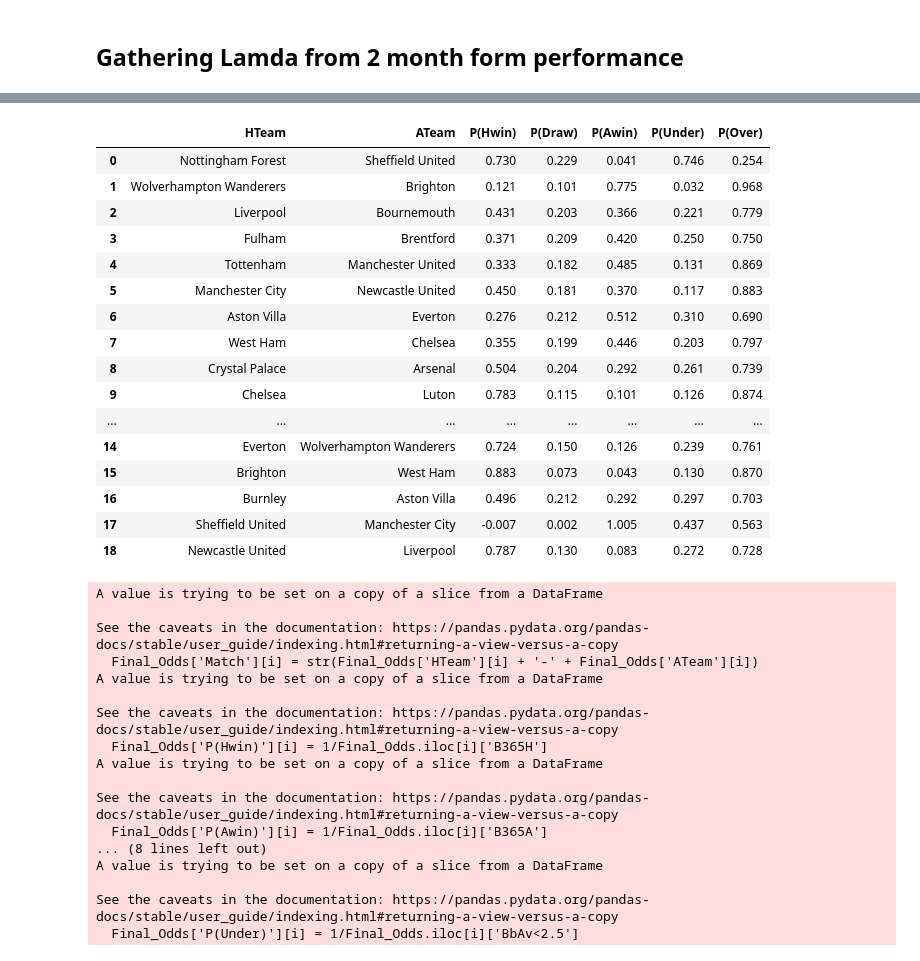
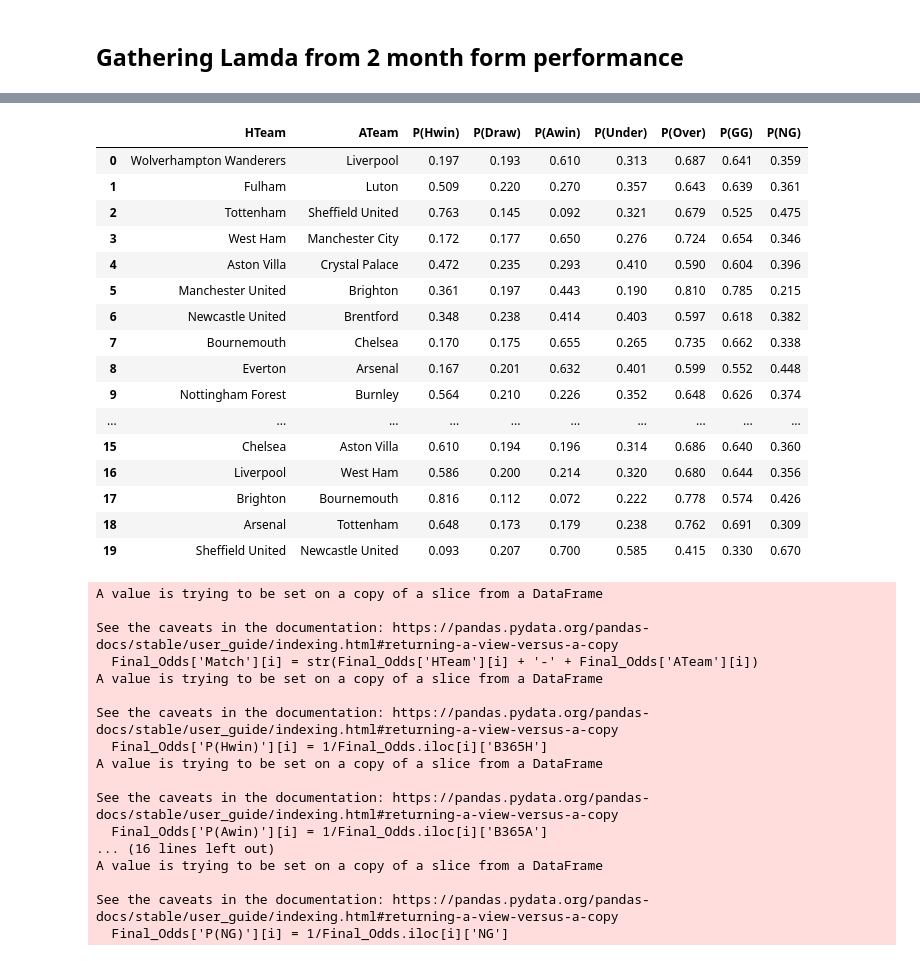
Before and after one commit to nickpadd/EnglishPremierLeaguePredictor, a Jupyter notebook: PoissonVotingPredictor.ipynb, the cells around one changed output, grey strips where cells are left out. Drawn from its saved outputs; the diff is of its cells as text; code cells hidden in the pictures.

```diff
--- a/PoissonVotingPredictor.ipynb
+++ b/PoissonVotingPredictor.ipynb
@@ -19,6 +19,8 @@ def sum_of_lower_upper(mat):
     upper_sum = 0
     over_sum = 0
     under_sum = 0
+    gg_sum = 0
+    ng_sum = 0
 
     for i in range(r):
         for j in range(c):
@@ -37,7 +39,14 @@ def sum_of_lower_upper(mat):
             else:
                 under_sum += mat[i][j]
 
-    return (upper_sum, lower_sum, diag, over_sum, under_sum)
+    for i in range(r):
+        for j in range(c):
+            if (i==0) or (j==0):
+                ng_sum += mat[i][j]
+            else:
+                gg_sum += mat[i][j]
+
+    return (upper_sum, lower_sum, diag, over_sum, under_sum, ng_sum, gg_sum)
 # %% [markdown]
 ## Gathering Lamda from season long performance
 # %%
@@ -159,7 +168,7 @@ df6 = pd.read_csv('GatheredData/Epl20xxMonthlyFiles/Epl2022Monthly.csv')
 pred = PRED.copy()
 #Keeping bookmakers odds
 Odds = PRED.copy()
-Odds = PRED[['HTeam', 'ATeam','B365H', 'B365D', 'B365A', 'BbAv>2.5', 'BbAv<2.5']]
+Odds = PRED[['HTeam', 'ATeam','B365H', 'B365D', 'B365A', 'BbAv>2.5', 'BbAv<2.5', 'GG', 'NG']]
 
 df1 = df1[['Date', 'HxG', 'HM', 'HTeam', 'ATeam', 'HG', 'HGA', 'HxGA', 'HDC', 'HODC', 'HPPDA', 'HOPPDA', 'HPTS/M', 'AM', 'AG', 'AGA', 'AxG', 'AxGA', 'ADC', 'AODC', 'APPDA', 'AOPPDA', 'APTS/M', 'Result', 'B365H', 'B365D', 'B365A', 'BbAv>2.5', 'BbAv<2.5']]
 df2 = df2[['Date', 'HxG', 'HM', 'HTeam', 'ATeam', 'HG', 'HGA', 'HxGA', 'HDC', 'HODC', 'HPPDA', 'HOPPDA', 'HPTS/M', 'AM', 'AG', 'AGA', 'AxG', 'AxGA', 'ADC', 'AODC', 'APPDA', 'AOPPDA', 'APTS/M', 'Result', 'B365H', 'B365D', 'B365A', 'BbAv>2.5', 'BbAv<2.5']]
@@ -265,6 +278,8 @@ PRED['P(Awin)']= np.nan
 PRED['P(Draw)']= np.nan
 PRED['P(Over)']= np.nan
 PRED['P(Under)']= np.nan
+PRED['P(GG)']=np.nan
+PRED['P(NG)']=np.nan
 
 Pie_list = []
 for j, l in enumerate(LamdaHome):
@@ -273,7 +288,7 @@ for j, l in enumerate(LamdaHome):
         PA[0, i] = (math.exp(-LamdaAway[j])*LamdaAway[j]**k[i]) /math.factorial(k[i])
     Pscore = np.matmul(PH, PA)
     df = pd.DataFrame(Pscore, columns = ['0','1','2', '3', '4', '5', '6', '7', '8', '9', '10', '11'])
-    PRED.loc[j,'P(Awin)'], PRED.loc[j,'P(Hwin)'], PRED.loc[j,'P(Draw)'], PRED.loc[j,'P(Over)'], PRED.loc[j,'P(Under)']  = sum_of_lower_upper(Pscore)
+    PRED.loc[j,'P(Awin)'], PRED.loc[j,'P(Hwin)'], PRED.loc[j,'P(Draw)'], PRED.loc[j,'P(Over)'], PRED.loc[j,'P(Under)'], PRED.loc[j,'P(NG)'], PRED.loc[j,'P(GG)']  = sum_of_lower_upper(Pscore)
     PRED['P(Over)'] = 1 - PRED['P(Under)']
     df = df.iloc[0:5, 0:5]
     pd.set_option('display.float_format', lambda x: '%.3f' % x)
@@ -310,52 +325,57 @@ for j, l in enumerate(LamdaHome):
                       '4 - 2',
                       '4 - 3',
                       '4 - 4']
     Pie_Df.loc[Pie_Df["P(score)"] < 0.02, "score"] = 'Other'
     Pie_Df = Pie_Df.sort_values(by=['P(score)'], ascending=False)
     Pie_list.append(Pie_Df)
 
 
-PRED = PRED[['HTeam', 'ATeam', 'P(Hwin)', 'P(Draw)', 'P(Awin)', 'P(Under)', 'P(Over)']]
+PRED = PRED[['HTeam', 'ATeam', 'P(Hwin)', 'P(Draw)', 'P(Awin)', 'P(Under)', 'P(Over)', 'P(GG)', 'P(NG)']]
 with pd.option_context('display.max_rows', None, 'display.max_columns', None):  # more options can be specified also
     display(PRED)
 
 Final_Odds = pd.concat([PRED, Odds], axis=0)
 Final_Odds['Type'] = np.nan
 Final_Odds['Match'] = np.nan
 Final_Odds = Final_Odds.reset_index(drop = 'True')
 Final_Odds.loc[Final_Odds['B365H'].isnull(), 'Type'] = 'Predicted'
 Final_Odds.loc[Final_Odds['P(Hwin)'].isnull(), 'Type'] = 'Bookmaker'
 
 for i, x in enumerate(Final_Odds['Match']):
     Final_Odds['Match'][i] = str(Final_Odds['HTeam'][i] + '-' + Final_Odds['ATeam'][i])
 
 li  = Final_Odds.index[Final_Odds['Type'] == 'Bookmaker'].tolist()
 for i in li:
     Final_Odds['P(Hwin)'][i] = 1/Final_Odds.iloc[i]['B365H']
     Final_Odds['P(Awin)'][i] = 1/Final_Odds.iloc[i]['B365A']
     Final_Odds['P(Draw)'][i] = 1/Final_Odds.iloc[i]['B365D']
     Final_Odds['P(Over)'][i] = 1/Final_Odds.iloc[i]['BbAv>2.5']
     Final_Odds['P(Under)'][i] = 1/Final_Odds.iloc[i]['BbAv<2.5']
+    Final_Odds['P(GG)'][i] = 1/Final_Odds.iloc[i]['GG']
+    Final_Odds['P(NG)'][i] = 1/Final_Odds.iloc[i]['NG']
 
-Final_Odds = Final_Odds[['P(Hwin)', 'P(Draw)', 'P(Awin)', 'P(Under)', 'P(Over)', 'Type', 'Match']].copy()
+Final_Odds = Final_Odds[['P(Hwin)', 'P(Draw)', 'P(Awin)', 'P(Under)', 'P(Over)', 'P(GG)', 'P(NG)', 'Type', 'Match']].copy()
+
+with pd.option_context('display.max_rows', None, 'display.max_columns', None):  # more options can be specified also
+    display(Final_Odds)
 # %% [output]
-|  | HTeam | ATeam | P(Hwin) | P(Draw) | P(Awin) | P(Under) | P(Over) |
-| 0 | Nottingham Forest | Sheffield United | 0.730 | 0.229 | 0.041 | 0.746 | 0.254 |
-| 1 | Wolverhampton Wanderers | Brighton | 0.121 | 0.101 | 0.775 | 0.032 | 0.968 |
-| 2 | Liverpool | Bournemouth | 0.431 | 0.203 | 0.366 | 0.221 | 0.779 |
-| 3 | Fulham | Brentford | 0.371 | 0.209 | 0.420 | 0.250 | 0.750 |
-| 4 | Tottenham | Manchester United | 0.333 | 0.182 | 0.485 | 0.131 | 0.869 |
-| 5 | Manchester City | Newcastle United | 0.450 | 0.181 | 0.370 | 0.117 | 0.883 |
-| 6 | Aston Villa | Everton | 0.276 | 0.212 | 0.512 | 0.310 | 0.690 |
-| 7 | West Ham | Chelsea | 0.355 | 0.199 | 0.446 | 0.203 | 0.797 |
-| 8 | Crystal Palace | Arsenal | 0.504 | 0.204 | 0.292 | 0.261 | 0.739 |
-| 9 | Chelsea | Luton | 0.783 | 0.115 | 0.101 | 0.126 | 0.874 |
-| ... | ... | ... | ... | ... | ... | ... | ... |
-| 14 | Everton | Wolverhampton Wanderers | 0.724 | 0.150 | 0.126 | 0.239 | 0.761 |
-| 15 | Brighton | West Ham | 0.883 | 0.073 | 0.043 | 0.130 | 0.870 |
-| 16 | Burnley | Aston Villa | 0.496 | 0.212 | 0.292 | 0.297 | 0.703 |
-| 17 | Sheffield United | Manchester City | -0.007 | 0.002 | 1.005 | 0.437 | 0.563 |
-| 18 | Newcastle United | Liverpool | 0.787 | 0.130 | 0.083 | 0.272 | 0.728 |
+|  | HTeam | ATeam | P(Hwin) | P(Draw) | P(Awin) | P(Under) | P(Over) | P(GG) | P(NG) |
+| 0 | Wolverhampton Wanderers | Liverpool | 0.197 | 0.193 | 0.610 | 0.313 | 0.687 | 0.641 | 0.359 |
+| 1 | Fulham | Luton | 0.509 | 0.220 | 0.270 | 0.357 | 0.643 | 0.639 | 0.361 |
+| 2 | Tottenham | Sheffield United | 0.763 | 0.145 | 0.092 | 0.321 | 0.679 | 0.525 | 0.475 |
+| 3 | West Ham | Manchester City | 0.172 | 0.177 | 0.650 | 0.276 | 0.724 | 0.654 | 0.346 |
+| 4 | Aston Villa | Crystal Palace | 0.472 | 0.235 | 0.293 | 0.410 | 0.590 | 0.604 | 0.396 |
+| 5 | Manchester United | Brighton | 0.361 | 0.197 | 0.443 | 0.190 | 0.810 | 0.785 | 0.215 |
+| 6 | Newcastle United | Brentford | 0.348 | 0.238 | 0.414 | 0.403 | 0.597 | 0.618 | 0.382 |
+| 7 | Bournemouth | Chelsea | 0.170 | 0.175 | 0.655 | 0.265 | 0.735 | 0.662 | 0.338 |
+| 8 | Everton | Arsenal | 0.167 | 0.201 | 0.632 | 0.401 | 0.599 | 0.552 | 0.448 |
+| 9 | Nottingham Forest | Burnley | 0.564 | 0.210 | 0.226 | 0.352 | 0.648 | 0.626 | 0.374 |
+| ... | ... | ... | ... | ... | ... | ... | ... | ... | ... |
+| 15 | Chelsea | Aston Villa | 0.610 | 0.194 | 0.196 | 0.314 | 0.686 | 0.640 | 0.360 |
+| 16 | Liverpool | West Ham | 0.586 | 0.200 | 0.214 | 0.320 | 0.680 | 0.644 | 0.356 |
+| 17 | Brighton | Bournemouth | 0.816 | 0.112 | 0.072 | 0.222 | 0.778 | 0.574 | 0.426 |
+| 18 | Arsenal | Tottenham | 0.648 | 0.173 | 0.179 | 0.238 | 0.762 | 0.691 | 0.309 |
+| 19 | Sheffield United | Newcastle United | 0.093 | 0.207 | 0.700 | 0.585 | 0.415 | 0.330 | 0.670 |
 A value is trying to be set on a copy of a slice from a DataFrame
 
 See the caveats in the documentation: https://pandas.pydata.org/pandas-docs/stable/user_guide/indexing.html#returning-a-view-versus-a-copy
@@ -368,8 +388,8 @@ A value is trying to be set on a copy of a slice from a DataFrame
 
 See the caveats in the documentation: https://pandas.pydata.org/pandas-docs/stable/user_guide/indexing.html#returning-a-view-versus-a-copy
   Final_Odds['P(Awin)'][i] = 1/Final_Odds.iloc[i]['B365A']
-... (8 lines left out)
+... (16 lines left out)
 A value is trying to be set on a copy of a slice from a DataFrame
 
 See the caveats in the documentation: https://pandas.pydata.org/pandas-docs/stable/user_guide/indexing.html#returning-a-view-versus-a-copy
-  Final_Odds['P(Under)'][i] = 1/Final_Odds.iloc[i]['BbAv<2.5']
+  Final_Odds['P(NG)'][i] = 1/Final_Odds.iloc[i]['NG']
```
Also changed, not shown: parts of 6 cells of this notebook, 44 other files.
